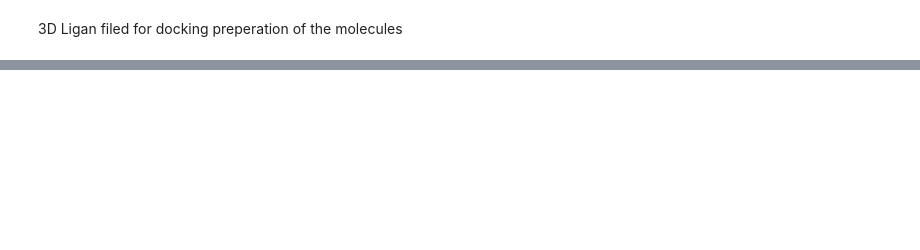
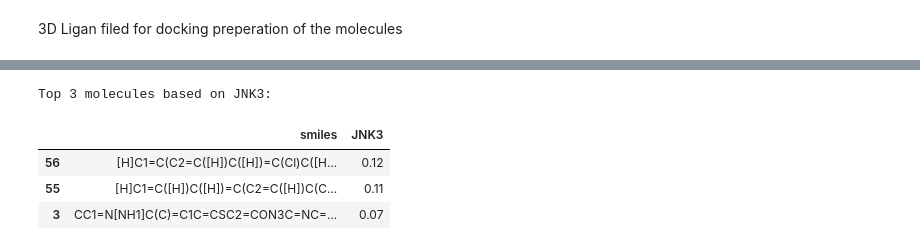
Before and after one commit to apostolhskouk/moldecular_biology_dsit, a Jupyter notebook: deliverable.ipynb, the cells around one changed output, grey strips where cells are left out. Saved outputs shown, nothing was run; the diff lists cells and outputs as text; code cells hidden in the pictures; blank space fills up the shorter version.

```diff
--- a/deliverable.ipynb
+++ b/deliverable.ipynb
@@ -1603,0 +1721,11 @@ Generated 3D structures for all 66 ligands in 'ligand_files_3d'
+# %%
+#get top 3 rows based on JNK3 column
+top_3_jnk3 = results_df.nlargest(3, 'JNK3')[['smiles', 'JNK3']]
+print("\nTop 3 molecules based on JNK3:")
+display(top_3_jnk3)
+# %% [output]
+Top 3 molecules based on JNK3:
+|  | smiles | JNK3 |
+| 56 | [H]C1=C(C2=C([H])C([H])=C(Cl)C([H... | 0.12 |
+| 55 | [H]C1=C([H])C([H])=C(C2=C([H])C(C... | 0.11 |
+| 3 | CC1=N[NH1]C(C)=C1C=CSC2=CON3C=NC=... | 0.07 |
```
Also changed, not shown: parts of 13 cells of this notebook.
